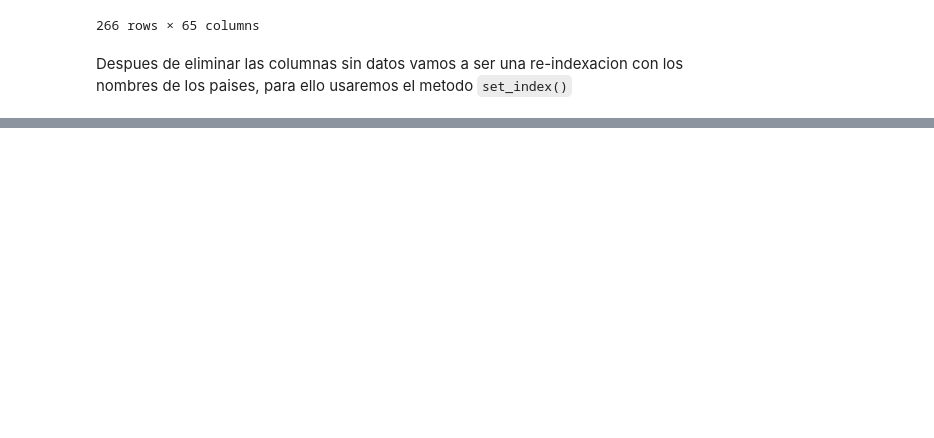
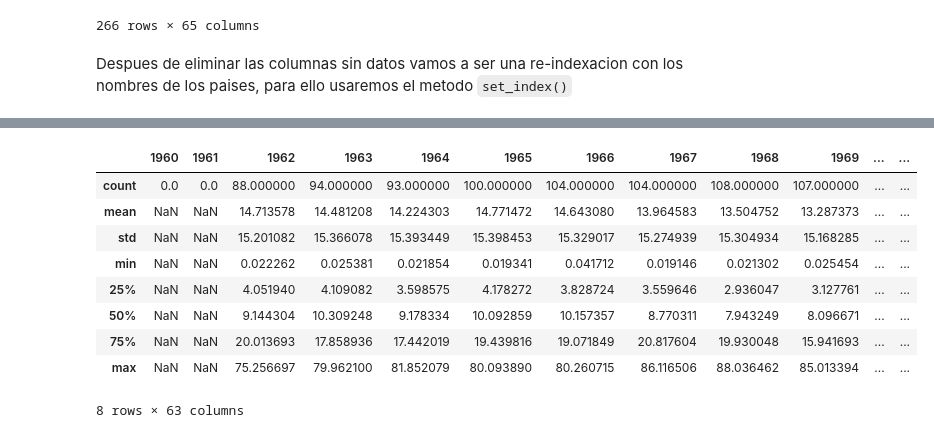
Before and after one commit to The-greenpanter/HenryDataPT10, a Jupyter notebook: CambioCliamticoImpactoAgricola/Analisisdedatos.ipynb, the cells around one changed output, grey strips where cells are left out. Saved outputs shown, nothing was run; the diff lists cells and outputs as text; code cells hidden in the pictures; blank space fills up the shorter version.

```diff
--- a/CambioCliamticoImpactoAgricola/Analisisdedatos.ipynb
+++ b/CambioCliamticoImpactoAgricola/Analisisdedatos.ipynb
@@ -430,0 +444,13 @@ KeyError: "None of ['Country Name'] are in the columns"
+# %%
+df_ExportaciondeMaterialesAgricolasenCrudo.describe()
+# %% [output]
+|  | 1960 | 1961 | 1962 | 1963 | 1964 | 1965 | 1966 | 1967 | 1968 | 1969 | ... | ... |
+| count | 0.0 | 0.0 | 88.000000 | 94.000000 | 93.000000 | 100.000000 | 104.000000 | 104.000000 | 108.000000 | 107.000000 | ... | ... |
+| mean | NaN | NaN | 14.713578 | 14.481208 | 14.224303 | 14.771472 | 14.643080 | 13.964583 | 13.504752 | 13.287373 | ... | ... |
+| std | NaN | NaN | 15.201082 | 15.366078 | 15.393449 | 15.398453 | 15.329017 | 15.274939 | 15.304934 | 15.168285 | ... | ... |
+| min | NaN | NaN | 0.022262 | 0.025381 | 0.021854 | 0.019341 | 0.041712 | 0.019146 | 0.021302 | 0.025454 | ... | ... |
+| 25% | NaN | NaN | 4.051940 | 4.109082 | 3.598575 | 4.178272 | 3.828724 | 3.559646 | 2.936047 | 3.127761 | ... | ... |
+| 50% | NaN | NaN | 9.144304 | 10.309248 | 9.178334 | 10.092859 | 10.157357 | 8.770311 | 7.943249 | 8.096671 | ... | ... |
+| 75% | NaN | NaN | 20.013693 | 17.858936 | 17.442019 | 19.439816 | 19.071849 | 20.817604 | 19.930048 | 15.941693 | ... | ... |
+| max | NaN | NaN | 75.256697 | 79.962100 | 81.852079 | 80.093890 | 80.260715 | 86.116506 | 88.036462 | 85.013394 | ... | ... |
+8 rows × 63 columns
```
Also changed, not shown: parts of 5 cells of this notebook, 1 other file.
